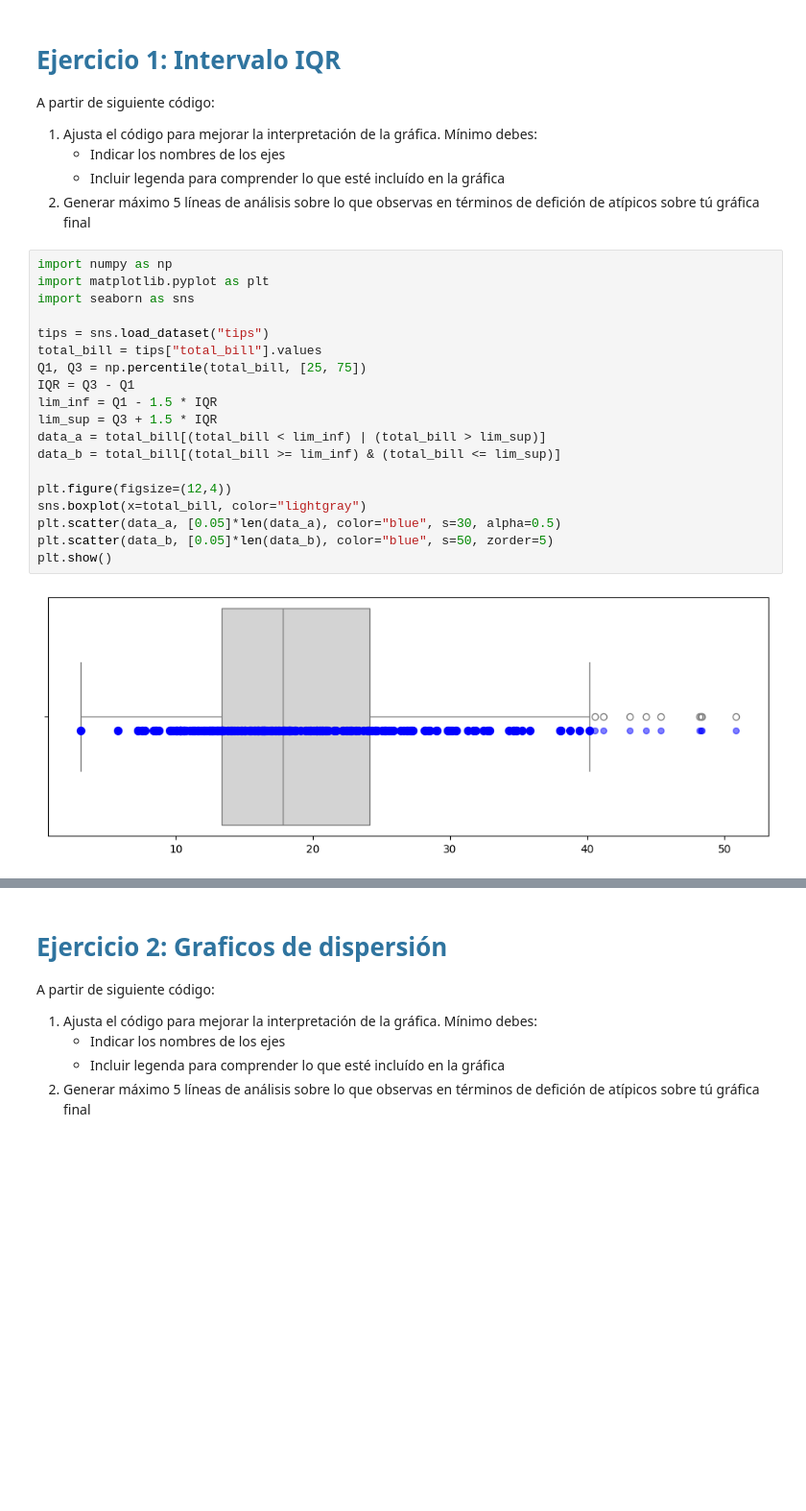
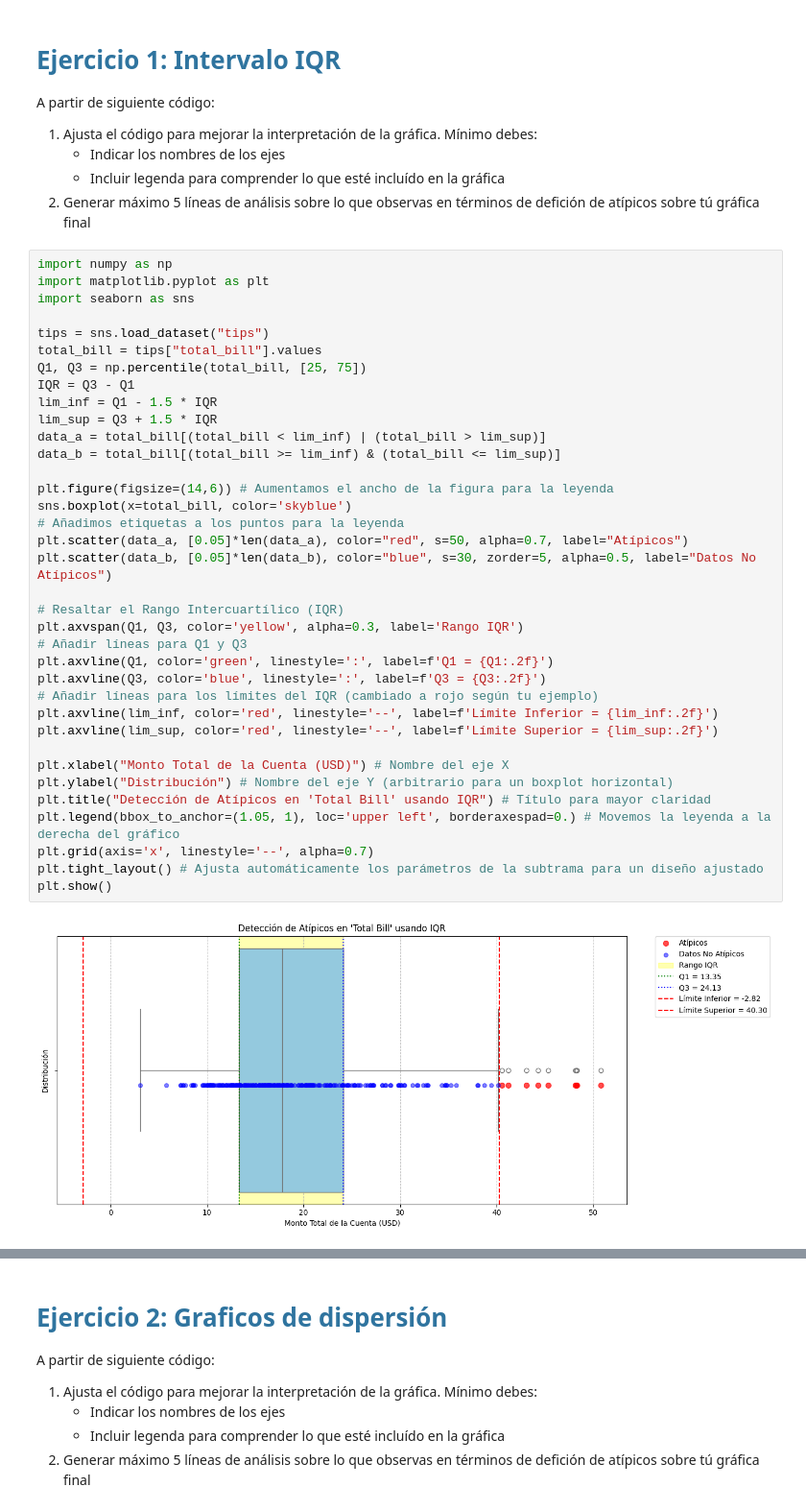
Before and after one commit to JulianCarvajal/BeatAnalytics, a Jupyter notebook: sesiones_practicas/sp_4_natalia_bernal_julian_carvajal.ipynb, the cells around one changed output, grey strips where cells are left out. Shown at 96% size. Saved outputs shown, nothing was run; the diff lists cells and outputs as text; blank space fills up the shorter version.

Commit message:
Punto 1 y 2 :)

```diff
--- a/sesiones_practicas/sp_4_natalia_bernal_julian_carvajal.ipynb
+++ b/sesiones_practicas/sp_4_natalia_bernal_julian_carvajal.ipynb
@@ -24,21 +27,38 @@ A partir de siguiente código:
 # %%
 import numpy as np
 import matplotlib.pyplot as plt
 import seaborn as sns
 
 tips = sns.load_dataset("tips")
 total_bill = tips["total_bill"].values
 Q1, Q3 = np.percentile(total_bill, [25, 75])
 IQR = Q3 - Q1
 lim_inf = Q1 - 1.5 * IQR
 lim_sup = Q3 + 1.5 * IQR
 data_a = total_bill[(total_bill < lim_inf) | (total_bill > lim_sup)]
 data_b = total_bill[(total_bill >= lim_inf) & (total_bill <= lim_sup)]
 
-plt.figure(figsize=(12,4))
-sns.boxplot(x=total_bill, color="lightgray")
-plt.scatter(data_a, [0.05]*len(data_a), color="blue", s=30, alpha=0.5)
-plt.scatter(data_b, [0.05]*len(data_b), color="blue", s=50, zorder=5)
+plt.figure(figsize=(14,6)) # Aumentamos el ancho de la figura para la leyenda
+sns.boxplot(x=total_bill, color='skyblue')
+# Añadimos etiquetas a los puntos para la leyenda
+plt.scatter(data_a, [0.05]*len(data_a), color="red", s=50, alpha=0.7, label="Atípicos")
+plt.scatter(data_b, [0.05]*len(data_b), color="blue", s=30, zorder=5, alpha=0.5, label="Datos No Atípicos")
+
+# Resaltar el Rango Intercuartílico (IQR)
+plt.axvspan(Q1, Q3, color='yellow', alpha=0.3, label='Rango IQR')
+# Añadir líneas para Q1 y Q3
+plt.axvline(Q1, color='green', linestyle=':', label=f'Q1 = {Q1:.2f}')
+plt.axvline(Q3, color='blue', linestyle=':', label=f'Q3 = {Q3:.2f}')
+# Añadir líneas para los límites del IQR (cambiado a rojo según tu ejemplo)
+plt.axvline(lim_inf, color='red', linestyle='--', label=f'Límite Inferior = {lim_inf:.2f}')
+plt.axvline(lim_sup, color='red', linestyle='--', label=f'Límite Superior = {lim_sup:.2f}')
+
+plt.xlabel("Monto Total de la Cuenta (USD)") # Nombre del eje X
+plt.ylabel("Distribución") # Nombre del eje Y (arbitrario para un boxplot horizontal)
+plt.title("Detección de Atípicos en 'Total Bill' usando IQR") # Título para mayor claridad
+plt.legend(bbox_to_anchor=(1.05, 1), loc='upper left', borderaxespad=0.) # Movemos la leyenda a la derecha del gráfico
+plt.grid(axis='x', linestyle='--', alpha=0.7)
+plt.tight_layout() # Ajusta automáticamente los parámetros de la subtrama para un diseño ajustado
 plt.show()
 # %% [output]
-[figure, old version]
+[figure, new version]
```
Also changed, not shown: parts of 5 cells of this notebook.
